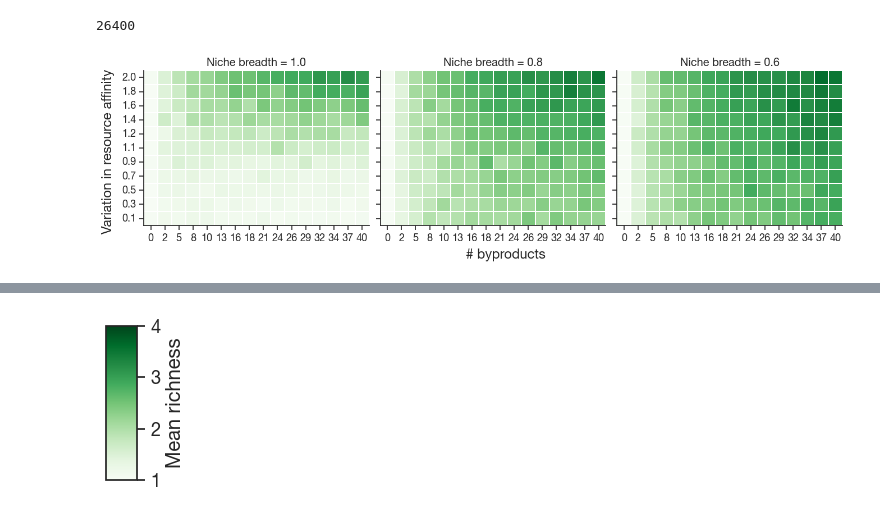
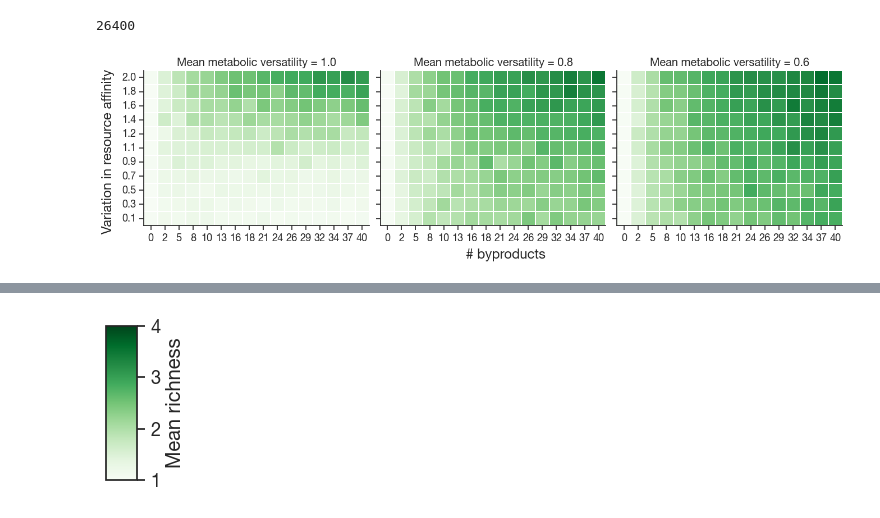
Before and after one commit to sulheim/coexistence, a Jupyter notebook: notebooks/6_CRM/6B_plot_4_species_assembly.ipynb, the cells around one changed output, grey strips where cells are left out. Saved outputs shown, nothing was run; the diff lists cells and outputs as text; code cells hidden in the pictures.

```diff
--- a/notebooks/6_CRM/6B_plot_4_species_assembly.ipynb
+++ b/notebooks/6_CRM/6B_plot_4_species_assembly.ipynb
@@ -81,26 +86,26 @@ print(k)
 # %%
 fig, axes = plt.subplots(1, 3, figsize=(15, 4), sharex=True, sharey=True)
 axes = axes.flatten()
 for i in range(args.N_Csp):
     ax = axes[i]
-    ax.set_title(f'Niche breadth = {1 - c_arr[i]:.1f}')
+    ax.set_title(f'Mean metabolic versatility = {1 - c_arr[i]:.1f}')
     # if i == args.N_Csp - 1:
     #     cbar = True
     # else:
     cbar = False
     sns.heatmap(richness_matrix[:,::-1,i].T,
                 yticklabels=[f'{x:.1f}' for x in K_std_arr][::-1],
                 cmap='Greens',
                 cbar = cbar,
                 cbar_kws={'label':'Mean richness'},
                 xticklabels = n_cs_arr-1,
                 vmin = 1, vmax = 4, ax = ax, linecolor='w', linewidths=0.1, annot=False, square=True)
     # )
 fig.supylabel(r'Variation in resource affinity')
 fig.supxlabel('# byproducts')
 plt.subplots_adjust(left=0.07, wspace = 0.05, bottom = 0.15)
 sns.despine(fig=fig, left=False, bottom=False)
 # plt.title('Richness on single carbon source with 4 species community')
 plt.savefig(figure_folder / '4_species_assembly_heatmap.pdf', dpi=300, bbox_inches='tight')
 # %% [output]
-[figure, old version]
+[figure, new version]
```
Also changed, not shown: parts of 9 cells of this notebook, 6 other files.
